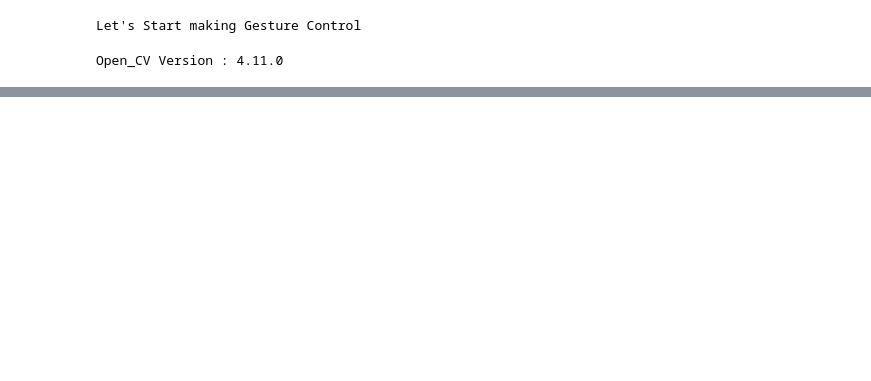
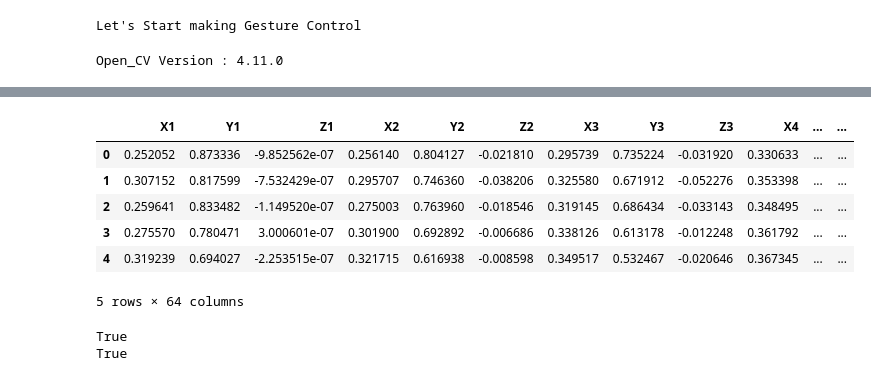
Before and after one commit to dedsec-a/Multi-Hand-Gesture, a Jupyter notebook: notebook/Expriments.ipynb, the cells around one changed output, grey strips where cells are left out. Drawn from its saved outputs; the diff is of its cells as text; code cells hidden in the pictures; blank space fills up the shorter version.

```diff
--- a/notebook/Expriments.ipynb
+++ b/notebook/Expriments.ipynb
@@ -178,0 +181,21 @@ print(f"✅ Data collection for '{gesture_name}' complete! Saved in {file_path}"
+# %%
+thumbs_up = pd.read_csv("data/raw/Thumbs up.csv")
+palm = pd.read_csv("data/raw/Palm.csv")
+fist = pd.read_csv("data/raw/Fist.csv")
+# %%
+thumbs_up.head()
+# %% [output]
+|  | X1 | Y1 | Z1 | X2 | Y2 | Z2 | X3 | Y3 | Z3 | X4 | ... | ... |
+| 0 | 0.252052 | 0.873336 | -9.852562e-07 | 0.256140 | 0.804127 | -0.021810 | 0.295739 | 0.735224 | -0.031920 | 0.330633 | ... | ... |
+| 1 | 0.307152 | 0.817599 | -7.532429e-07 | 0.295707 | 0.746360 | -0.038206 | 0.325580 | 0.671912 | -0.052276 | 0.353398 | ... | ... |
+| 2 | 0.259641 | 0.833482 | -1.149520e-07 | 0.275003 | 0.763960 | -0.018546 | 0.319145 | 0.686434 | -0.033143 | 0.348495 | ... | ... |
+| 3 | 0.275570 | 0.780471 | 3.000601e-07 | 0.301900 | 0.692892 | -0.006686 | 0.338126 | 0.613178 | -0.012248 | 0.361792 | ... | ... |
+| 4 | 0.319239 | 0.694027 | -2.253515e-07 | 0.321715 | 0.616938 | -0.008598 | 0.349517 | 0.532467 | -0.020646 | 0.367345 | ... | ... |
+5 rows × 64 columns
+# %%
+expected_columns = thumbs_up.columns
+print(fist.columns.equals(expected_columns))  # Should return True
+print(palm.columns.equals(expected_columns))  # Should return True
+# %% [output]
+True
+True
```
Also changed, not shown: parts of 19 cells of this notebook, 4 other files.
